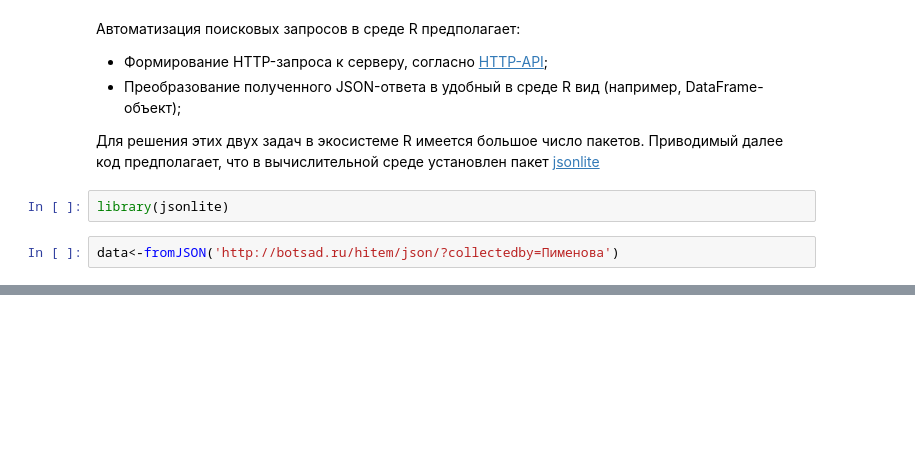
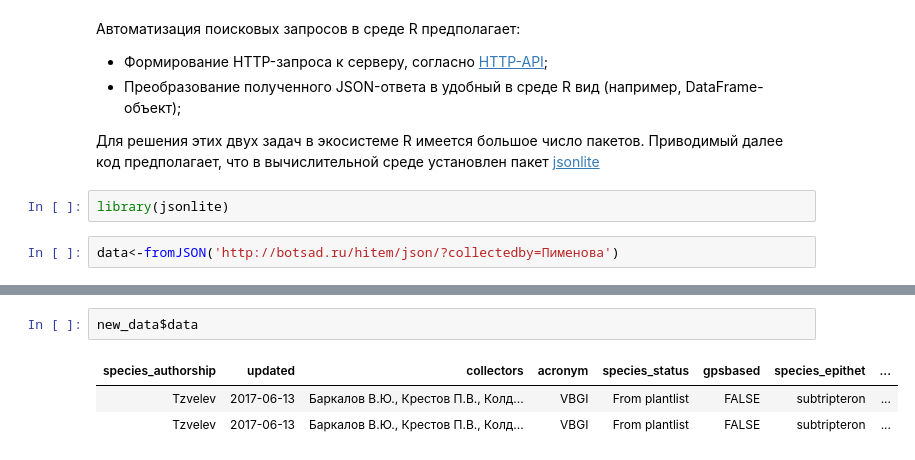
Before and after one commit to VBGI/herbs, a Jupyter notebook: herbs/docs/tutorial/R/ru/R.ipynb, the cells around one changed output, grey strips where cells are left out. Drawn from its saved outputs; the diff is of its cells as text; blank space fills up the shorter version.

```diff
--- a/herbs/docs/tutorial/R/ru/R.ipynb
+++ b/herbs/docs/tutorial/R/ru/R.ipynb
@@ -43,0 +59,6 @@ data.frame(data$data)
+# %%
+new_data$data
+# %% [output]
+| species_authorship | updated | collectors | acronym | species_status | gpsbased | species_epithet | ... |
+| Tzvelev | 2017-06-13 | Баркалов В.Ю., Крестов П.В., Колд... | VBGI | From plantlist | FALSE | subtripteron | ... |
+| Tzvelev | 2017-06-13 | Баркалов В.Ю., Крестов П.В., Колд... | VBGI | From plantlist | FALSE | subtripteron | ... |
```
Also changed, not shown: parts of 9 cells of this notebook.
